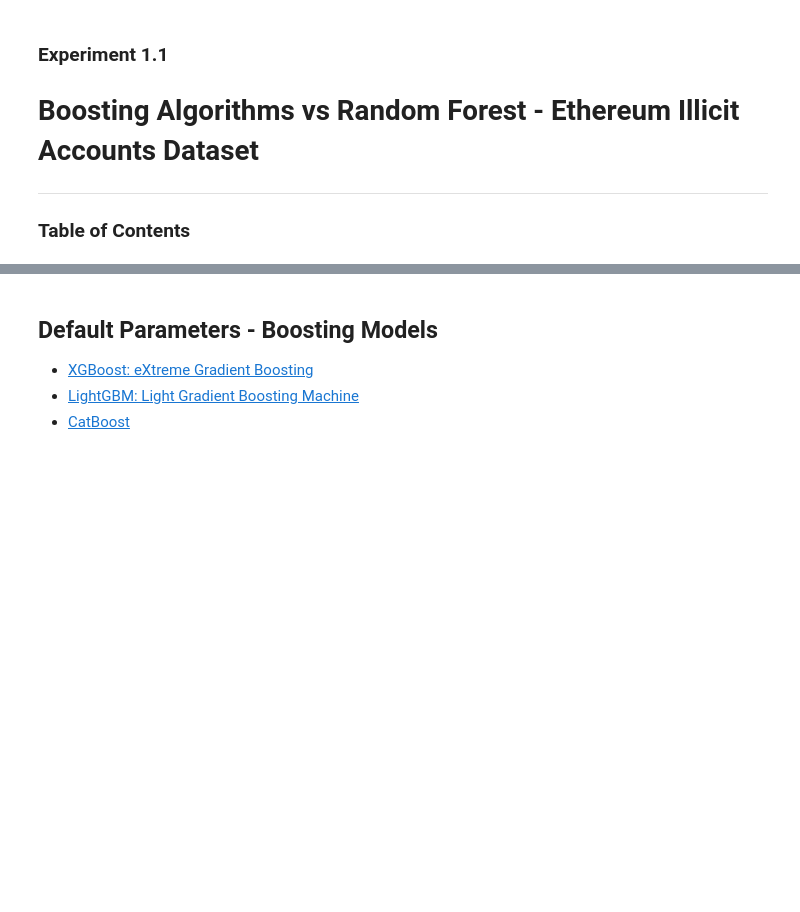
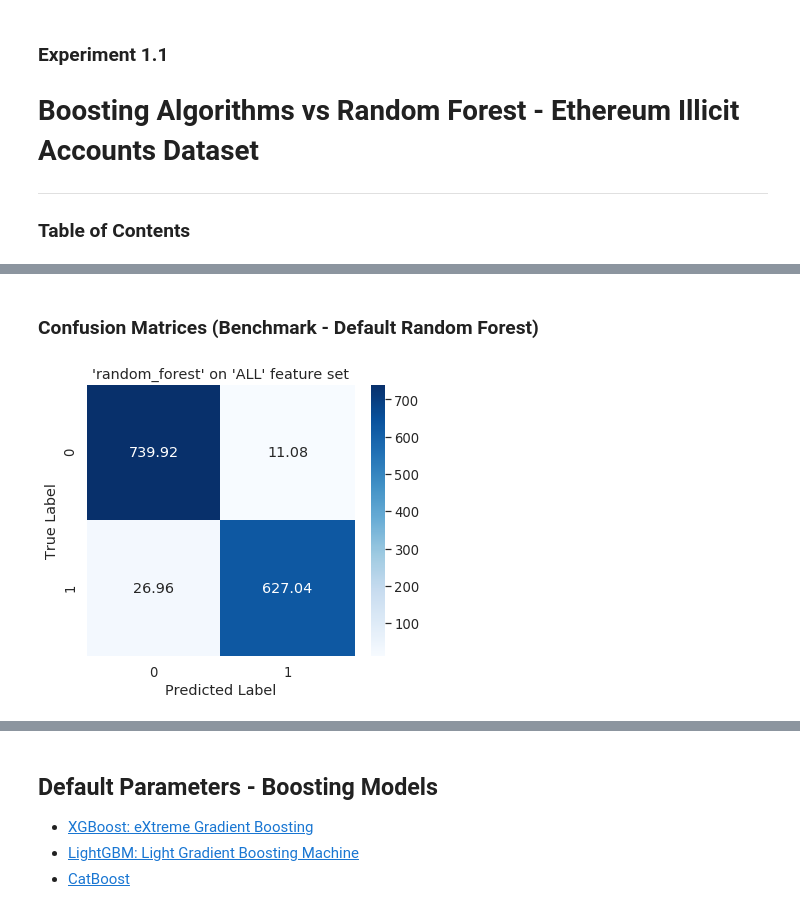
Before and after one commit to achmand/aml-crypto-graph, a Jupyter notebook: src/1.1_experiment_results.ipynb, the cells around one changed output, grey strips where cells are left out. Drawn from its saved outputs; the diff is of its cells as text; code cells hidden in the pictures; blank space fills up the shorter version.

```diff
--- a/src/1.1_experiment_results.ipynb
+++ b/src/1.1_experiment_results.ipynb
@@ -26,0 +82,8 @@ DEFAULT_RESULTS     = "{}/{}".format(EXP_RESULT_PATH, "defaults_models_results.p
+# %% [markdown]
+<a id='benchmark_confusion'></a>
+### Confusion Matrices (Benchmark - Default Random Forest)
+# %%
+# plot confusion matrices for benchmark model
+plot_result_matrices(benchmark_results, figsize=(6,5))
+# %% [output]
+[figure, added]
```
Also changed, not shown: parts of 13 cells of this notebook, 6 other files.
